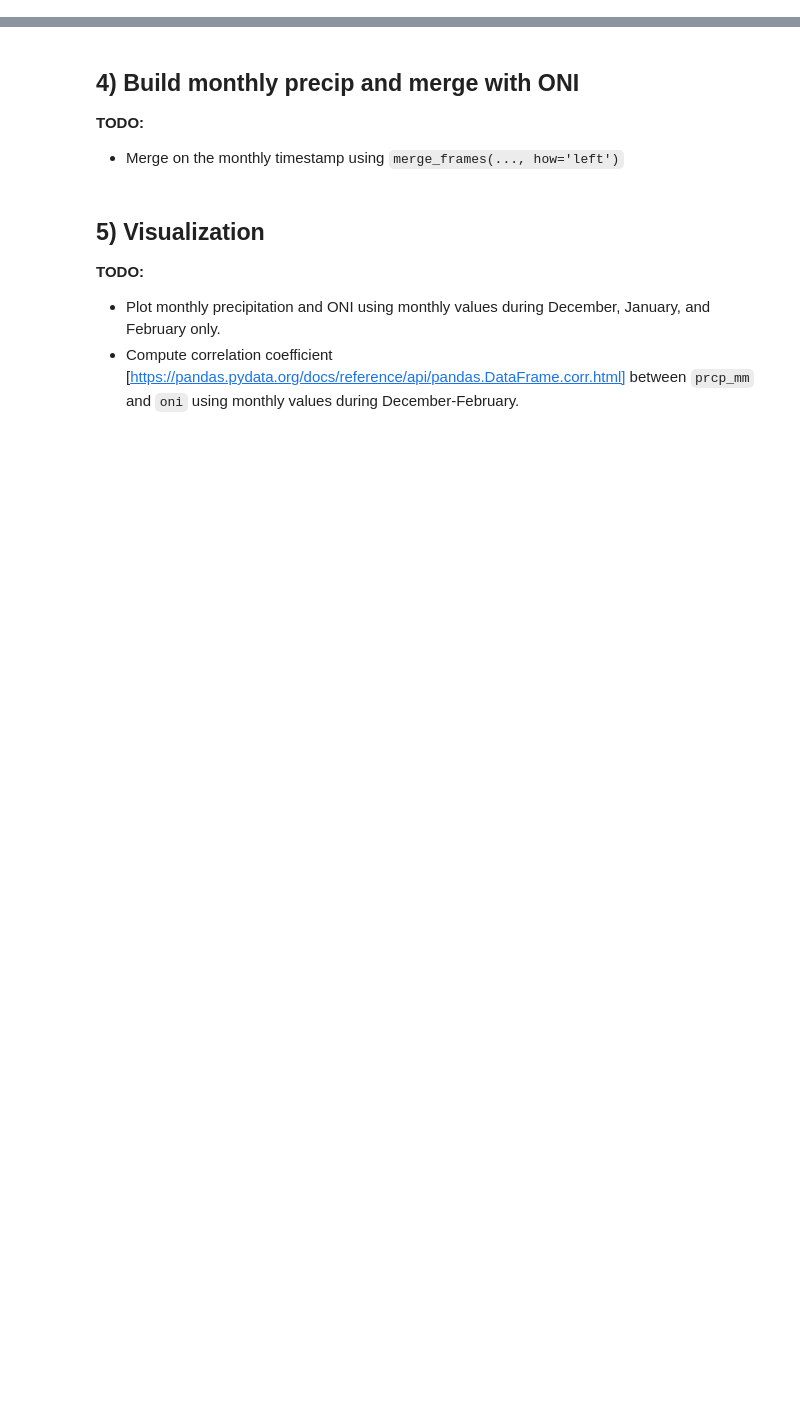
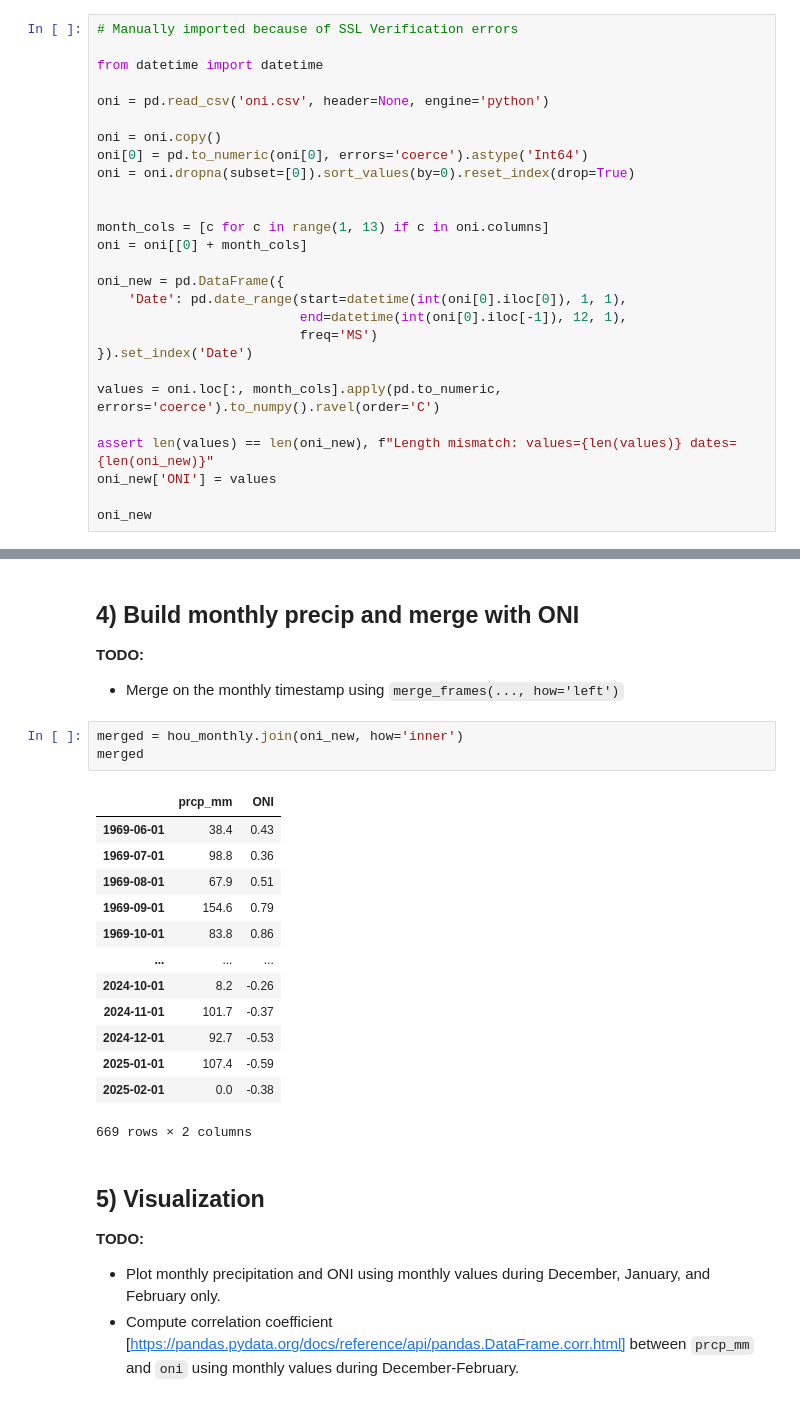
Before and after one commit to heschmidt/ATMS-523-Module-4-CheckIn, a Jupyter notebook: notebooks/houston_prcp_enso_Check-In.ipynb, the cells around one changed output, grey strips where cells are left out. Cells and saved outputs as stored; diff of their text form; blank space fills up the shorter version.

```diff
--- a/notebooks/houston_prcp_enso_Check-In.ipynb
+++ b/notebooks/houston_prcp_enso_Check-In.ipynb
@@ -120,0 +101,27 @@ os.environ["SSL_CERT_FILE"] = certifi.where()
+# %%
+# Manually imported because of SSL Verification errors
+
+from datetime import datetime
+
+oni = pd.read_csv('oni.csv', header=None, engine='python')
+
+oni = oni.copy()
+oni[0] = pd.to_numeric(oni[0], errors='coerce').astype('Int64')
+oni = oni.dropna(subset=[0]).sort_values(by=0).reset_index(drop=True)
+
+
+month_cols = [c for c in range(1, 13) if c in oni.columns]
+oni = oni[[0] + month_cols]
+
+oni_new = pd.DataFrame({
+    'Date': pd.date_range(start=datetime(int(oni[0].iloc[0]), 1, 1),
+                          end=datetime(int(oni[0].iloc[-1]), 12, 1),
+                          freq='MS')
+}).set_index('Date')
+
+values = oni.loc[:, month_cols].apply(pd.to_numeric, errors='coerce').to_numpy().ravel(order='C')
+
+assert len(values) == len(oni_new), f"Length mismatch: values={len(values)} dates={len(oni_new)}"
+oni_new['ONI'] = values
+
+oni_new
@@ -151,6 +171,23 @@ FileNotFoundError: https://psl.noaa.gov/data/correlation/oni.data
 ## 4) Build monthly precip and merge with ONI
 **TODO:**
 - Merge on the monthly timestamp using `merge_frames(..., how='left')`
+# %%
+merged = hou_monthly.join(oni_new, how='inner')
+merged
+# %% [output]
+|  | prcp_mm | ONI |
+| 1969-06-01 | 38.4 | 0.43 |
+| 1969-07-01 | 98.8 | 0.36 |
+| 1969-08-01 | 67.9 | 0.51 |
+| 1969-09-01 | 154.6 | 0.79 |
+| 1969-10-01 | 83.8 | 0.86 |
+| ... | ... | ... |
+| 2024-10-01 | 8.2 | -0.26 |
+| 2024-11-01 | 101.7 | -0.37 |
+| 2024-12-01 | 92.7 | -0.53 |
+| 2025-01-01 | 107.4 | -0.59 |
+| 2025-02-01 | 0.0 | -0.38 |
+669 rows × 2 columns
 # %% [markdown]
 ## 5) Visualization
 **TODO:**
```
Also changed, not shown: parts of 6 cells of this notebook, 1 other file.
